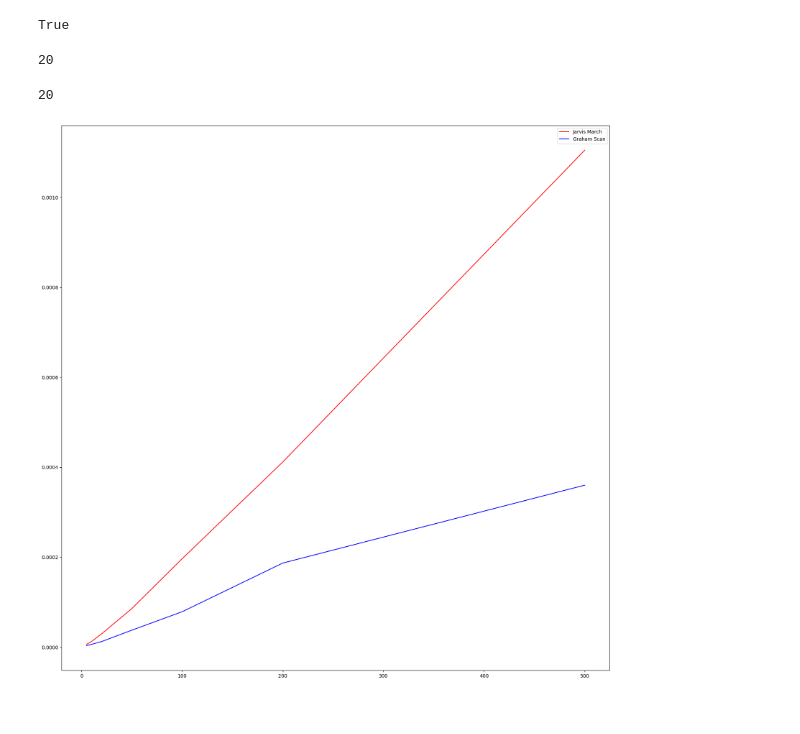
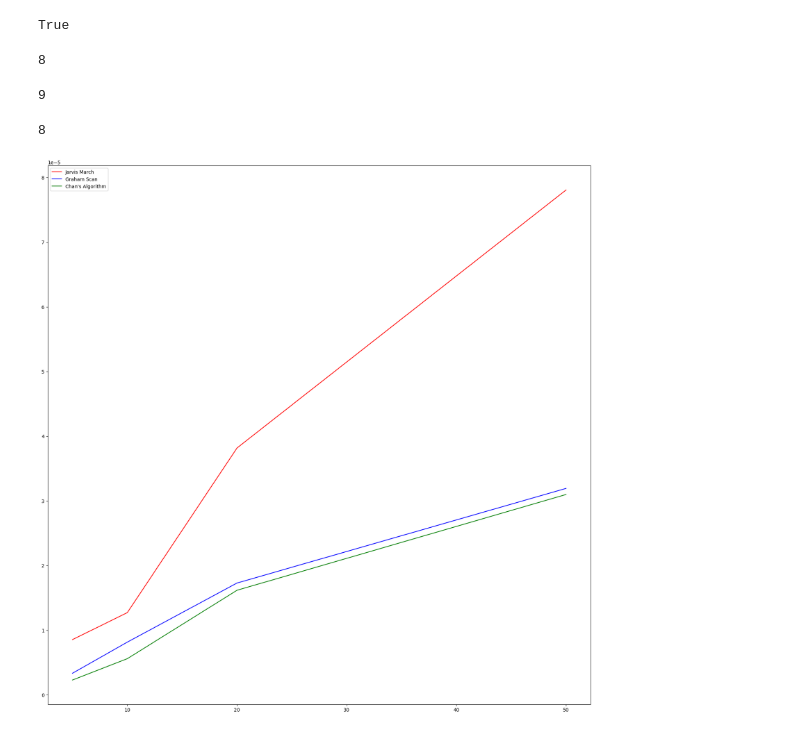
Before and after one commit to Declan-Loo/COMP0005-Grp30, a Jupyter notebook: grp-030-0005code.ipynb, the cells around one changed output. Drawn from its saved outputs; the diff is of its cells as text; code cells hidden in the pictures.

```diff
--- a/grp-030-0005code.ipynb
+++ b/grp-030-0005code.ipynb
@@ -34,6 +34,9 @@ def jarvismarch(inputSet : list[tuple[int,int]]) -> list[tuple[int,int]]:
                     outputSet (list): a list of 2D points
     '''
     # find the left-most point
+    if len(inputSet) < 3:
+        return inputSet
+
     leftmostPoint = min(inputSet)
     outputSet = []
     while True:
@@ -308,7 +308,7 @@ Use the cell below to illustrate the python code you used to **fully evaluate**
 # ADD YOUR TEST CODE HERE
 # ADD YOUR TEST CODE HERE
 # Create an instance of TestDataGenerator
-data_generator = TestDataGenerator(10000)
+data_generator = TestDataGenerator(20)
 
 # Call the generate_points() method
 points = data_generator.random_points()
@@ -363,11 +366,15 @@ True
 # %%
 print(len(jarvis_march_points))
 # %% [output]
-20
+8
+# %%
+len(chan_points)
+# %% [output]
+9
 # %%
 len(graham_points)
 # %% [output]
-20
+8
 # %%
 def time_algorithm(algorithm, points):
     start = timeit.default_timer()
@@ -377,43 +384,47 @@ def time_algorithm(algorithm, points):
 
 jarvis_times = []
 graham_times = []
-#chan_times = []
+chan_times = []
 
 
 def get_times(point_range):
     for i in point_range:
         data_generator = TestDataGenerator(i)
-        points = data_generator.generate_circle_points()
+        points = data_generator.random_points()
         jarvis_times.append(time_algorithm(jarvismarch, points))
         graham_times.append(time_algorithm(grahamscan, points))
-        #chan_times.append(time_algorithm(chen, points))
+        chan_times.append(time_algorithm(chen, points))
 
 def trials(point_range, n):
     jarvis_trials = []
     graham_trials = []
+    chan_trials = []
     for j in point_range:
         jarvis_time = 0
         graham_time = 0
+        chan_time = 0
         for i in range(n):
             data_generator = TestDataGenerator(j)
             points = data_generator.random_points()
             jarvis_time += time_algorithm(jarvismarch, points)
             graham_time += time_algorithm(grahamscan, points)
+            chan_time += time_algorithm(chen, points)
         jarvis_trials.append(jarvis_time/n)
         graham_trials.append(graham_time/n)
+        chan_trials.append(chan_time/n)
 
-    return jarvis_trials, graham_trials
+    return jarvis_trials, graham_trials, chan_trials
 
 
-point_range = [5,10,20,50,100,200,500]
-jarvis_trials, graham_trials = trials(point_range, 200)
+point_range = [5,10,20,50]
+jarvis_trials, graham_trials, chan_trials = trials(point_range, 200)
 
 plt.plot(point_range, jarvis_trials, label = "Jarvis March", color = 'red')
 plt.plot(point_range, graham_trials, label = "Graham Scan", color = 'blue')
-#plt.plot(point_range, chan_times, label = "Chan's Algorithm" , color = 'green')
+plt.plot(point_range, chan_trials, label = "Chan's Algorithm" , color = 'green')
 plt.legend()
 fig = plt.gcf()
 fig.set_size_inches(20.5, 20.5)
 plt.show()
 # %% [output]
-[figure, old version]
+[figure, new version]
```
Also changed, not shown: parts of 4 cells of this notebook.
